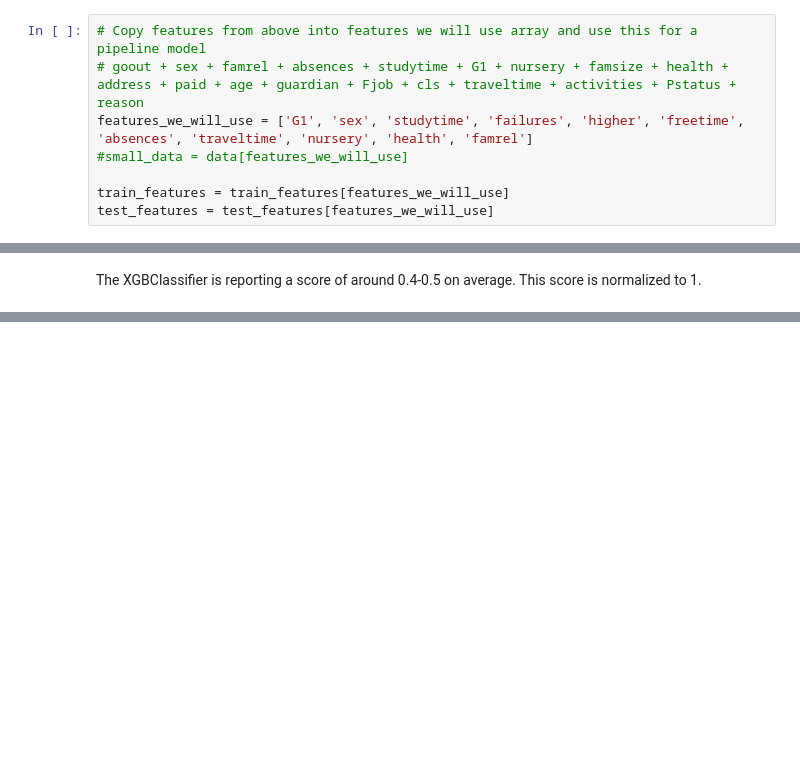
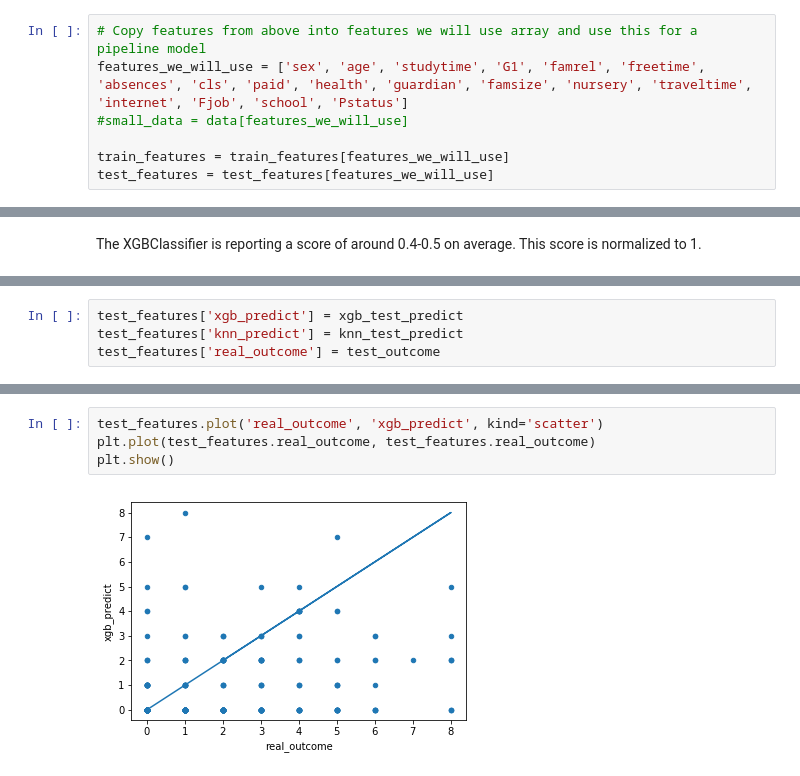
Before and after one commit to jamesbmc/370-final-project, a Jupyter notebook: ml.ipynb, the cells around one changed output, grey strips where cells are left out. Saved outputs shown, nothing was run; the diff lists cells and outputs as text; blank space fills up the shorter version.

```diff
--- a/ml.ipynb
+++ b/ml.ipynb
@@ -314,7 +297,6 @@ G3                  0.132025
 # %%
 # Copy features from above into features we will use array and use this for a pipeline model
-# goout + sex + famrel + absences + studytime + G1 + nursery + famsize + health + address + paid + age + guardian + Fjob + cls + traveltime + activities + Pstatus + reason
-features_we_will_use = ['G1', 'sex', 'studytime', 'failures', 'higher', 'freetime', 'absences', 'traveltime', 'nursery', 'health', 'famrel']
+features_we_will_use = ['sex', 'age', 'studytime', 'G1', 'famrel', 'freetime', 'absences', 'cls', 'paid', 'health', 'guardian', 'famsize', 'nursery', 'traveltime', 'internet', 'Fjob', 'school', 'Pstatus']
 #small_data = data[features_we_will_use]
 
 train_features = train_features[features_we_will_use]
@@ -384,0 +356,4 @@ The XGBClassifier is reporting a score of around 0.4-0.5 on average. This score
+# %%
+test_features['xgb_predict'] = xgb_test_predict
+test_features['knn_predict'] = knn_test_predict
+test_features['real_outcome'] = test_outcome
@@ -384,0 +384,6 @@ The XGBClassifier is reporting a score of around 0.4-0.5 on average. This score
+# %%
+test_features.plot('real_outcome', 'xgb_predict', kind='scatter')
+plt.plot(test_features.real_outcome, test_features.real_outcome)
+plt.show()
+# %% [output]
+[figure, added]
```
Also changed, not shown: parts of 31 cells of this notebook.
